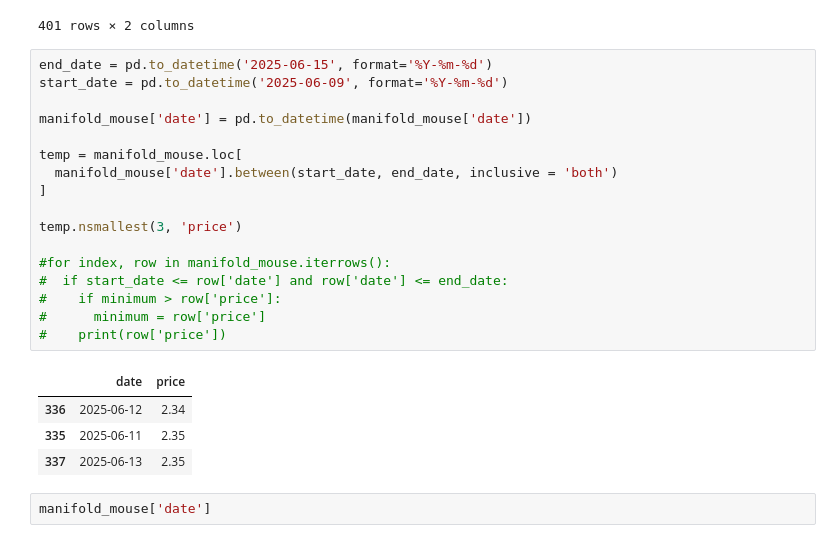
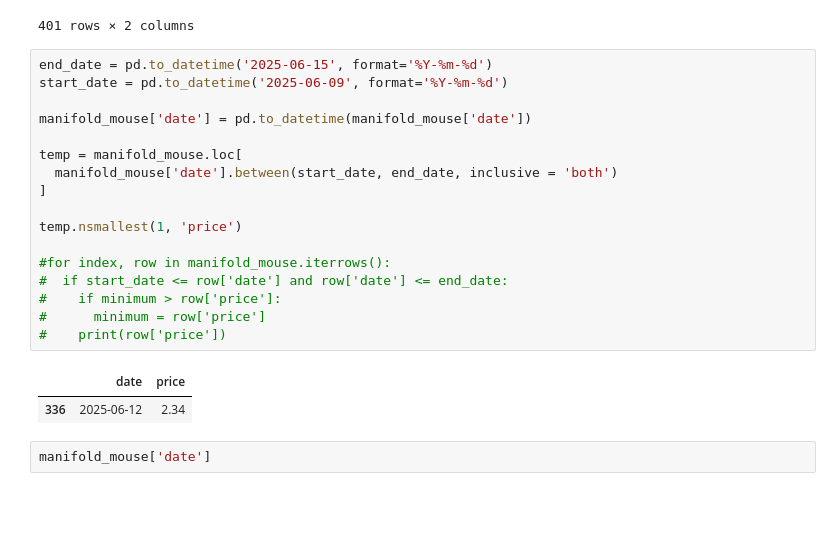
Before and after one commit to william-wilhoite/mtg-tournament-expenses, a Jupyter notebook: main.ipynb, the cells around one changed output. Cells and saved outputs as stored; diff of their text form; blank space fills up the shorter version.

```diff
--- a/main.ipynb
+++ b/main.ipynb
@@ -135,25 +135,23 @@ dict_df['manifold_mouse']['date']
 # %%
 end_date = pd.to_datetime('2025-06-15', format='%Y-%m-%d')
 start_date = pd.to_datetime('2025-06-09', format='%Y-%m-%d')
 
 manifold_mouse['date'] = pd.to_datetime(manifold_mouse['date'])
 
 temp = manifold_mouse.loc[
   manifold_mouse['date'].between(start_date, end_date, inclusive = 'both')
 ]
 
-temp.nsmallest(3, 'price')
+temp.nsmallest(1, 'price')
 
 #for index, row in manifold_mouse.iterrows():
 #  if start_date <= row['date'] and row['date'] <= end_date:
 #    if minimum > row['price']:
 #      minimum = row['price']
 #    print(row['price'])
 # %% [output]
 |  | date | price |
 | 336 | 2025-06-12 | 2.34 |
-| 335 | 2025-06-11 | 2.35 |
-| 337 | 2025-06-13 | 2.35 |
 # %%
 manifold_mouse['date']
 # %% [output]
```
Also changed, not shown: parts of 2 cells of this notebook, 1 other file.
